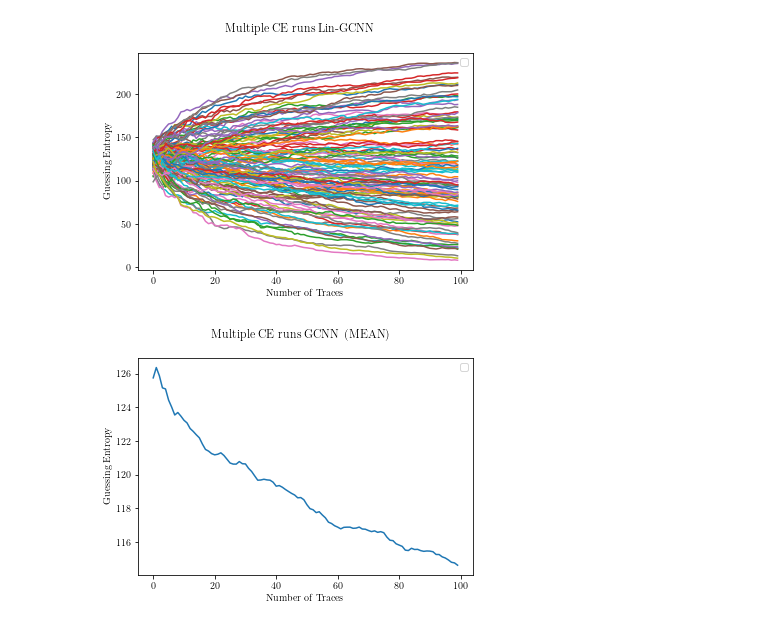
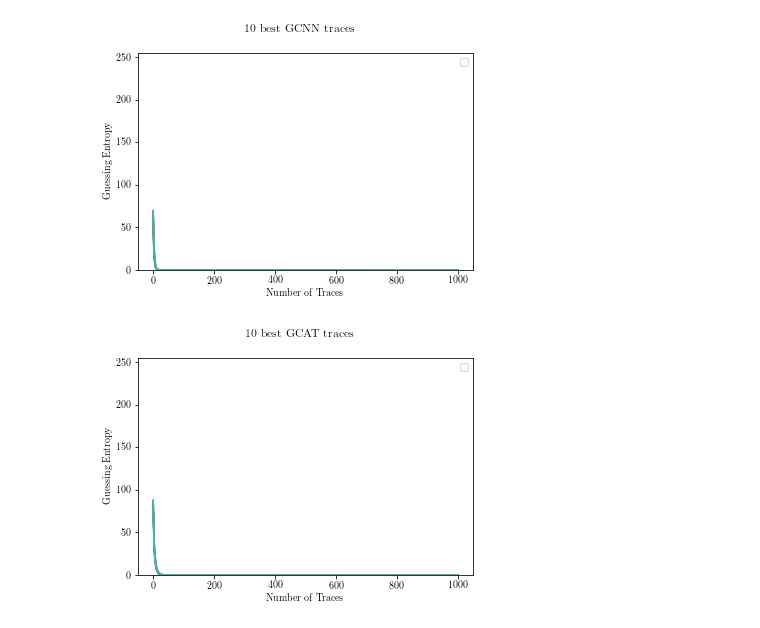
Before and after one commit to sirpandemona/Thesis, a Jupyter notebook: Python/ProcessResults.ipynb, the cells around one changed output. Drawn from its saved outputs; the diff is of its cells as text; code cells hidden in the pictures.

```diff
--- a/Python/ProcessResults.ipynb
+++ b/Python/ProcessResults.ipynb
@@ -295,8 +0,0 @@ plot_traces(gcat_CE_mean, '10 best gcat traces (cross eval) General GE')
-# %%
-perf_gcnn = data['experiments\\perf_experiment_gcnn_lin']
-perf_gcnn_data = perf_gcnn['res']
-plot_traces(perf_gcnn_data,'Multiple CE runs Lin-GCNN ')
-plot_traces(np.mean(perf_gcnn_data,axis=0),'Multiple CE runs GCNN (MEAN)')
-# %% [output]
-[figure, removed]
-[figure, removed]
@@ -302,0 +114,17 @@ plot_traces(np.mean(perf_gcnn_data,axis=0),'Multiple CE runs GCNN (MEAN)')
+# %%
+###Inital Hyperparam Tuning
+
+###GCNN
+gcnn_best_hp_list =plot_grid_hp_tuning('experiments\\20210107\\hyper_param_tuning_gcnn','10 best GCNN traces')
+utils.save_hyperparamlist(gcnn_best_hp_list, 'CE_hypertuning_GCNN')
+###2nd Run
+#gcnn_best_hp_list_2 =plot_grid_hp_tuning('experiments\\hyper_param_tuning_gcnn_2','10 best GCNN traces')
+#utils.save_hyperparamlist(gcnn_2_best_hp_list, 'CE_hypertuning_GCNN')
+# %% [output]
+[figure, added]
+# %%
+###GCAT
+gcat_best_hp_list = plot_grid_hp_tuning('experiments\\20210107\\hyper_param_tuning_gcat','10 best GCAT traces')
+utils.save_hyperparamlist(gcat_best_hp_list, 'CE_hypertuning_GCAT')
+# %% [output]
+[figure, added]
```
Also changed, not shown: parts of 73 cells of this notebook, 6 other files.
